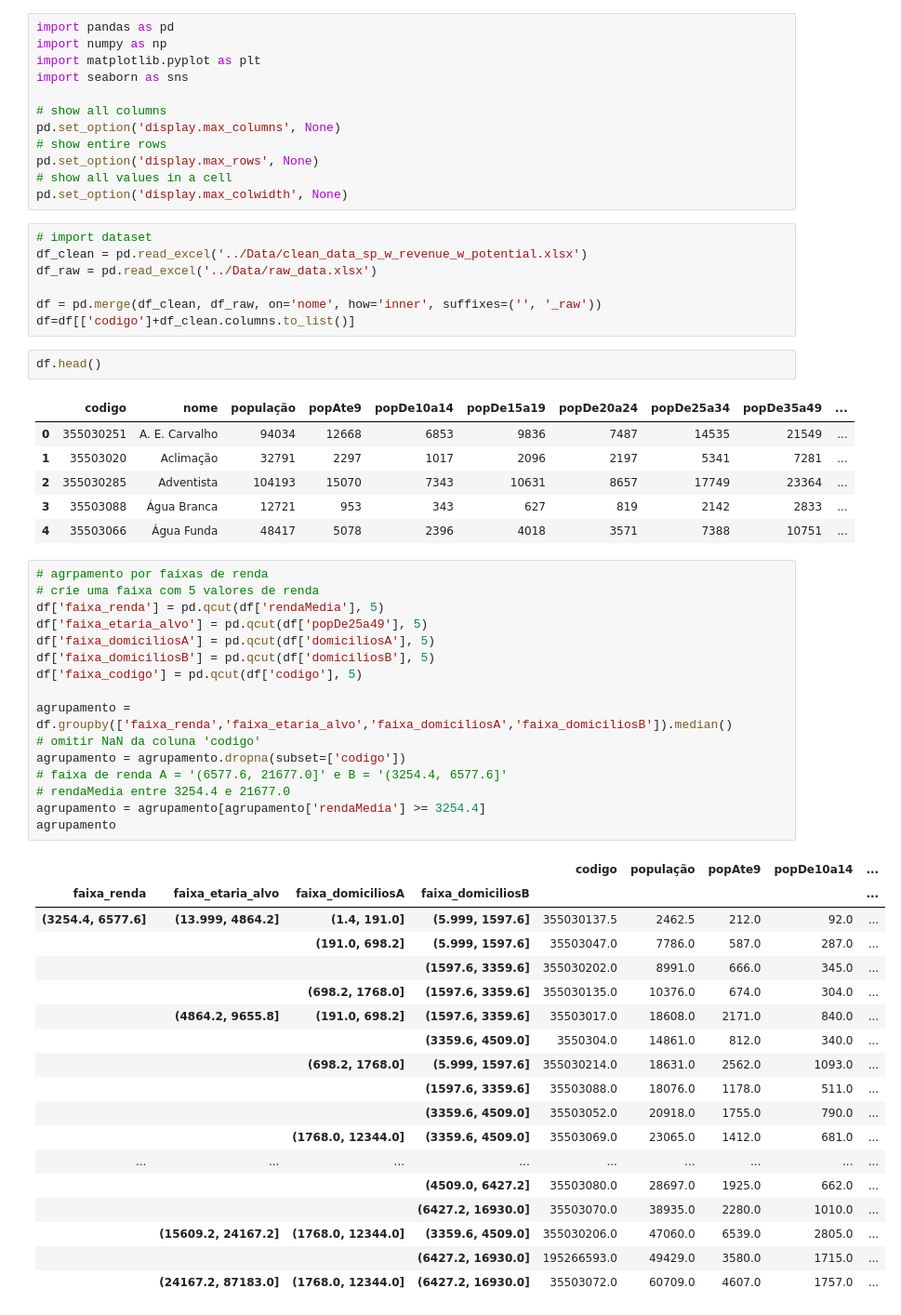
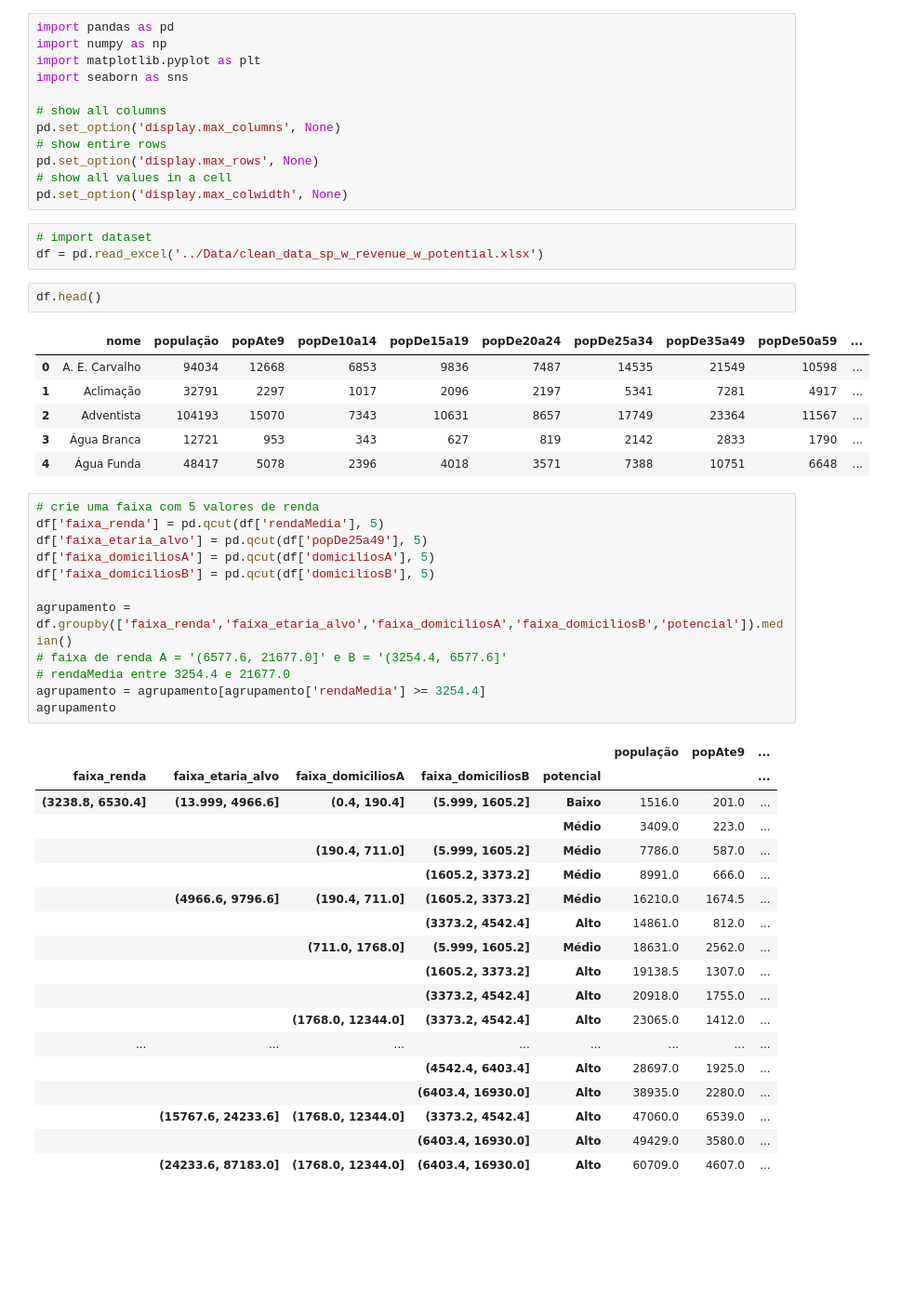
Before and after one commit to galvsoliveira/ds_geoprofit_analysis, a Jupyter notebook: Notebooks/4__exploratory_data_analysis_sp.ipynb, the cells around one changed output. Shown at 93% size. Saved outputs shown, nothing was run; the diff lists cells and outputs as text; blank space fills up the shorter version.

```diff
--- a/Notebooks/4__exploratory_data_analysis_sp.ipynb
+++ b/Notebooks/4__exploratory_data_analysis_sp.ipynb
@@ -10,54 +10,46 @@ pd.set_option('display.max_columns', None)
 pd.set_option('display.max_rows', None)
 # show all values in a cell
 pd.set_option('display.max_colwidth', None)
-# %%
-# import dataset
-df_clean = pd.read_excel('../Data/clean_data_sp_w_revenue_w_potential.xlsx')
-df_raw = pd.read_excel('../Data/raw_data.xlsx')
-
-df = pd.merge(df_clean, df_raw, on='nome', how='inner', suffixes=('', '_raw'))
-df=df[['codigo']+df_clean.columns.to_list()]
+# %%
+# import dataset
+df = pd.read_excel('../Data/clean_data_sp_w_revenue_w_potential.xlsx')
 # %%
 df.head()
 # %% [output]
-|  | codigo | nome | população | popAte9 | popDe10a14 | popDe15a19 | popDe20a24 | popDe25a34 | popDe35a49 | ... |
-| 0 | 355030251 | A. E. Carvalho | 94034 | 12668 | 6853 | 9836 | 7487 | 14535 | 21549 | ... |
-| 1 | 35503020 | Aclimação | 32791 | 2297 | 1017 | 2096 | 2197 | 5341 | 7281 | ... |
-| 2 | 355030285 | Adventista | 104193 | 15070 | 7343 | 10631 | 8657 | 17749 | 23364 | ... |
-| 3 | 35503088 | Água Branca | 12721 | 953 | 343 | 627 | 819 | 2142 | 2833 | ... |
-| 4 | 35503066 | Água Funda | 48417 | 5078 | 2396 | 4018 | 3571 | 7388 | 10751 | ... |
+|  | nome | população | popAte9 | popDe10a14 | popDe15a19 | popDe20a24 | popDe25a34 | popDe35a49 | popDe50a59 | ... |
+| 0 | A. E. Carvalho | 94034 | 12668 | 6853 | 9836 | 7487 | 14535 | 21549 | 10598 | ... |
+| 1 | Aclimação | 32791 | 2297 | 1017 | 2096 | 2197 | 5341 | 7281 | 4917 | ... |
+| 2 | Adventista | 104193 | 15070 | 7343 | 10631 | 8657 | 17749 | 23364 | 11567 | ... |
+| 3 | Água Branca | 12721 | 953 | 343 | 627 | 819 | 2142 | 2833 | 1790 | ... |
+| 4 | Água Funda | 48417 | 5078 | 2396 | 4018 | 3571 | 7388 | 10751 | 6648 | ... |
 # %%
-# agrpamento por faixas de renda
 # crie uma faixa com 5 valores de renda
 df['faixa_renda'] = pd.qcut(df['rendaMedia'], 5)
 df['faixa_etaria_alvo'] = pd.qcut(df['popDe25a49'], 5)
 df['faixa_domiciliosA'] = pd.qcut(df['domiciliosA'], 5)
 df['faixa_domiciliosB'] = pd.qcut(df['domiciliosB'], 5)
-df['faixa_codigo'] = pd.qcut(df['codigo'], 5)
 
-agrupamento = df.groupby(['faixa_renda','faixa_etaria_alvo','faixa_domiciliosA','faixa_domiciliosB']).median()
-# omitir NaN da coluna 'codigo'
-agrupamento = agrupamento.dropna(subset=['codigo'])
+agrupamento = df.groupby(['faixa_renda','faixa_etaria_alvo','faixa_domiciliosA','faixa_domiciliosB','potencial']).median()
 # faixa de renda A = '(6577.6, 21677.0]' e B = '(3254.4, 6577.6]'
 # rendaMedia entre 3254.4 e 21677.0
 agrupamento = agrupamento[agrupamento['rendaMedia'] >= 3254.4]
 agrupamento
 # %% [output]
-|  |  |  |  | codigo | população | popAte9 | popDe10a14 | ... |
-| faixa_renda | faixa_etaria_alvo | faixa_domiciliosA | faixa_domiciliosB |  |  |  |  | ... |
-| (3254.4, 6577.6] | (13.999, 4864.2] | (1.4, 191.0] | (5.999, 1597.6] | 355030137.5 | 2462.5 | 212.0 | 92.0 | ... |
-|  |  | (191.0, 698.2] | (5.999, 1597.6] | 35503047.0 | 7786.0 | 587.0 | 287.0 | ... |
-|  |  |  | (1597.6, 3359.6] | 355030202.0 | 8991.0 | 666.0 | 345.0 | ... |
-|  |  | (698.2, 1768.0] | (1597.6, 3359.6] | 355030135.0 | 10376.0 | 674.0 | 304.0 | ... |
-|  | (4864.2, 9655.8] | (191.0, 698.2] | (1597.6, 3359.6] | 35503017.0 | 18608.0 | 2171.0 | 840.0 | ... |
-|  |  |  | (3359.6, 4509.0] | 3550304.0 | 14861.0 | 812.0 | 340.0 | ... |
-|  |  | (698.2, 1768.0] | (5.999, 1597.6] | 355030214.0 | 18631.0 | 2562.0 | 1093.0 | ... |
-|  |  |  | (1597.6, 3359.6] | 35503088.0 | 18076.0 | 1178.0 | 511.0 | ... |
-|  |  |  | (3359.6, 4509.0] | 35503052.0 | 20918.0 | 1755.0 | 790.0 | ... |
-|  |  | (1768.0, 12344.0] | (3359.6, 4509.0] | 35503069.0 | 23065.0 | 1412.0 | 681.0 | ... |
-| ... | ... | ... | ... | ... | ... | ... | ... | ... |
-|  |  |  | (4509.0, 6427.2] | 35503080.0 | 28697.0 | 1925.0 | 662.0 | ... |
-|  |  |  | (6427.2, 16930.0] | 35503070.0 | 38935.0 | 2280.0 | 1010.0 | ... |
-|  | (15609.2, 24167.2] | (1768.0, 12344.0] | (3359.6, 4509.0] | 355030206.0 | 47060.0 | 6539.0 | 2805.0 | ... |
-|  |  |  | (6427.2, 16930.0] | 195266593.0 | 49429.0 | 3580.0 | 1715.0 | ... |
-|  | (24167.2, 87183.0] | (1768.0, 12344.0] | (6427.2, 16930.0] | 35503072.0 | 60709.0 | 4607.0 | 1757.0 | ... |
+|  |  |  |  |  | população | popAte9 | ... |
+| faixa_renda | faixa_etaria_alvo | faixa_domiciliosA | faixa_domiciliosB | potencial |  |  | ... |
+| (3238.8, 6530.4] | (13.999, 4966.6] | (0.4, 190.4] | (5.999, 1605.2] | Baixo | 1516.0 | 201.0 | ... |
+|  |  |  |  | Médio | 3409.0 | 223.0 | ... |
+|  |  | (190.4, 711.0] | (5.999, 1605.2] | Médio | 7786.0 | 587.0 | ... |
+|  |  |  | (1605.2, 3373.2] | Médio | 8991.0 | 666.0 | ... |
+|  | (4966.6, 9796.6] | (190.4, 711.0] | (1605.2, 3373.2] | Médio | 16210.0 | 1674.5 | ... |
+|  |  |  | (3373.2, 4542.4] | Alto | 14861.0 | 812.0 | ... |
+|  |  | (711.0, 1768.0] | (5.999, 1605.2] | Médio | 18631.0 | 2562.0 | ... |
+|  |  |  | (1605.2, 3373.2] | Alto | 19138.5 | 1307.0 | ... |
+|  |  |  | (3373.2, 4542.4] | Alto | 20918.0 | 1755.0 | ... |
+|  |  | (1768.0, 12344.0] | (3373.2, 4542.4] | Alto | 23065.0 | 1412.0 | ... |
+| ... | ... | ... | ... | ... | ... | ... | ... |
+|  |  |  | (4542.4, 6403.4] | Alto | 28697.0 | 1925.0 | ... |
+|  |  |  | (6403.4, 16930.0] | Alto | 38935.0 | 2280.0 | ... |
+|  | (15767.6, 24233.6] | (1768.0, 12344.0] | (3373.2, 4542.4] | Alto | 47060.0 | 6539.0 | ... |
+|  |  |  | (6403.4, 16930.0] | Alto | 49429.0 | 3580.0 | ... |
+|  | (24233.6, 87183.0] | (1768.0, 12344.0] | (6403.4, 16930.0] | Alto | 60709.0 | 4607.0 | ... |
```
Also changed, not shown: parts of 6 cells of this notebook.
